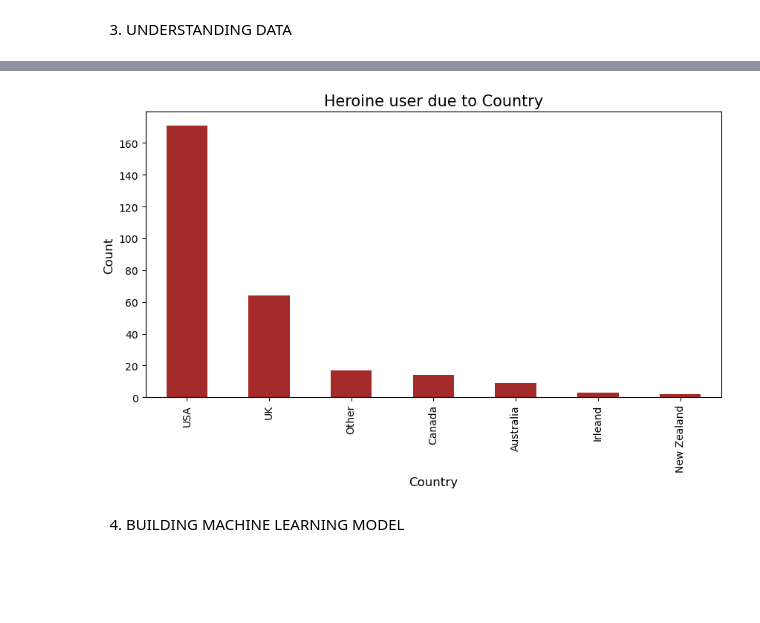
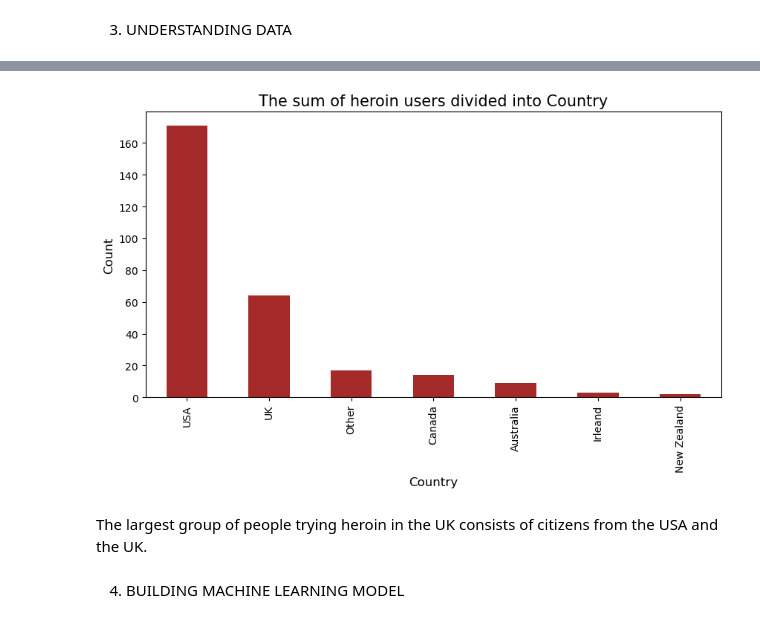
Before and after one commit to danielpiascik/Classification_drug_consumption, a Jupyter notebook: drug_cons_.ipynb, the cells around one changed output, grey strips where cells are left out. Cells and saved outputs as stored; diff of their text form; code cells hidden in the pictures; blank space fills up the shorter version.

```diff
--- a/drug_cons_.ipynb
+++ b/drug_cons_.ipynb
@@ -20,7 +24,8 @@ import matplotlib.pyplot as plt
 import seaborn as sns
 pd.options.mode.copy_on_write = True
 # %%
-df = pd.read_csv("D:\\CODS\\DataScience_Portfolio_Projects\\! IN PROGRESS\\6. CLASSIFICATION - Drug consuption\Data\\drug_consumption.data_.csv")
+# Load data from source
+df = pd.read_csv("D:\CODS\DataScience_Projects\DONE_DO_PORTFOLIO\Classification_drug_consumption\Data\drug_consumption.data_.csv")
 df.head()
 # %% [output]
 |  | Unnamed: 0 | Unnamed: 1 | Unnamed: 2 | Unnamed: 3 | Unnamed: 4 | Unnamed: 5 | Unnamed: 6 | Unnamed: 7 | ... |
@@ -319,13 +377,15 @@ plt.show()
 # %%
 # Plotting Heroine user due to Country
 plt.figure(figsize=(10,5))
 ax = dfUseHeroine.Country.value_counts() \
                            .plot(kind="bar", color = "brown")
-ax.set_title("Heroine user due to Country", fontsize = 15)
+ax.set_title("The sum of heroin users divided into Country", fontsize = 15)
 ax.set_xlabel("Country", fontsize = 12)
 ax.set_ylabel("Count", fontsize = 12)
 plt.show()
 # %% [output]
-[figure, old version]
+[figure, new version]
+# %% [markdown]
+The largest group of people trying heroin in the UK consists of citizens from the USA and the UK.
 # %% [markdown]
 4. BUILDING MACHINE LEARNING MODEL
```
Also changed, not shown: parts of 45 cells of this notebook, 1 other file.
